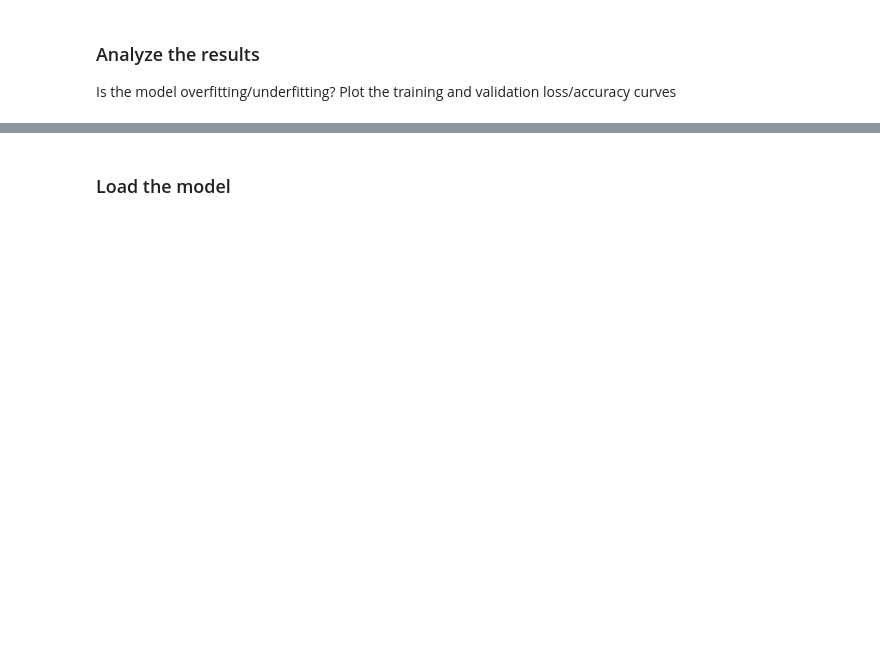
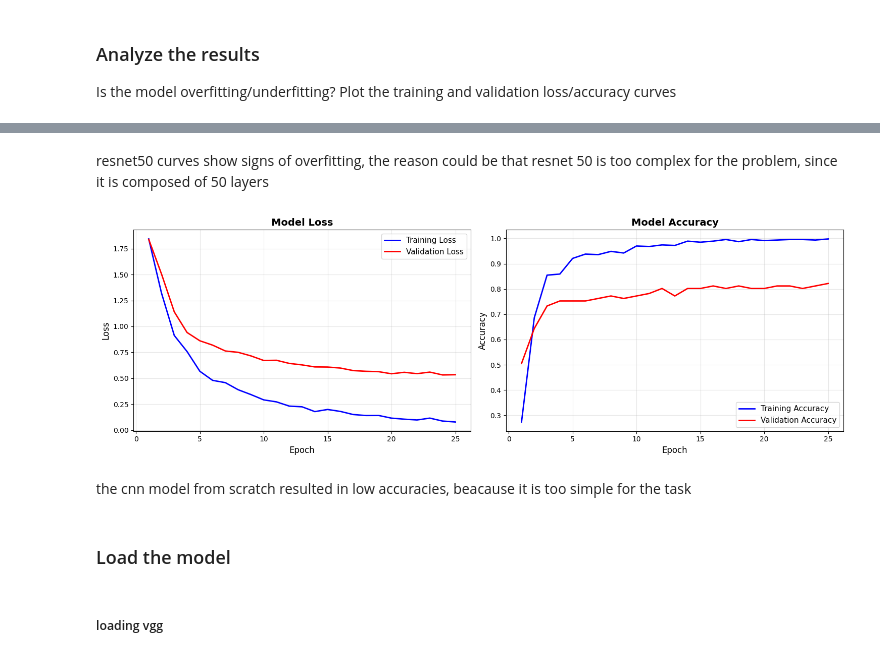
Before and after one commit to fayrouz2/ai-pros-v1-2025, a Jupyter notebook: horse_classification.ipynb, the cells around one changed output, grey strips where cells are left out. Cells and saved outputs as stored; diff of their text form; code cells hidden in the pictures; blank space fills up the shorter version.

```diff
--- a/horse_classification.ipynb
+++ b/horse_classification.ipynb
@@ -213,2 +522,21 @@ model_ft = models.resnet18(weights='DEFAULT')
+# %%
+for param in resnet50_ft.parameters():
+    param.requires_grad = False
+
+num_ftrs = resnet50_ft.fc.in_features
+
+resnet50_ft.fc = nn.Sequential(
+    nn.Linear(num_ftrs, 512),
+    nn.Dropout(0.2),
+    nn.BatchNorm1d(512),
+    nn.ReLU(),
+    nn.Linear(512, 7)
+)
+
+for param in resnet50_ft.fc.parameters():
+    param.requires_grad = True
+
+
+resnet50_ft = resnet50_ft.to(device)
 # %% [markdown]
 ### define Loss and Optimizer
@@ -214,0 +547,2 @@ model_ft = models.resnet18(weights='DEFAULT')
+# %%
+resnet_optimizer_ft = optim.SGD(resnet50_ft.fc.parameters(), lr=0.001, momentum=0.9)
@@ -221,0 +690,10 @@ it should Save the best model and track train and val loss and accuracy
+# %%
+best_model_resnet,history_resnet = train_model(
+    model=resnet50_ft,
+    loss_function=loss_function,
+    optimizer=resnet_optimizer_ft,
+    train_loader=train_dataloader,
+    val_loader=val_dataloader,
+    device=device,
+    num_epochs=25
+)
@@ -229,0 +803,8 @@ Plot the training and validation loss/accuracy curves
+# %% [markdown]
+resnet50 curves show signs of overfitting, the reason could be that resnet 50 is too complex for the problem, since it is  composed of 50 layers
+# %%
+visualize_training_history(history_resnet)
+# %% [output]
+[figure, added]
+# %% [markdown]
+the cnn model from scratch resulted in low accuracies, beacause it is too simple for the task
@@ -230,2 +813,4 @@ Plot the training and validation loss/accuracy curves
 # %% [markdown]
 ### Load the model
+# %% [markdown]
+##### loading vgg
```
Also changed, not shown: parts of 69 cells of this notebook.
